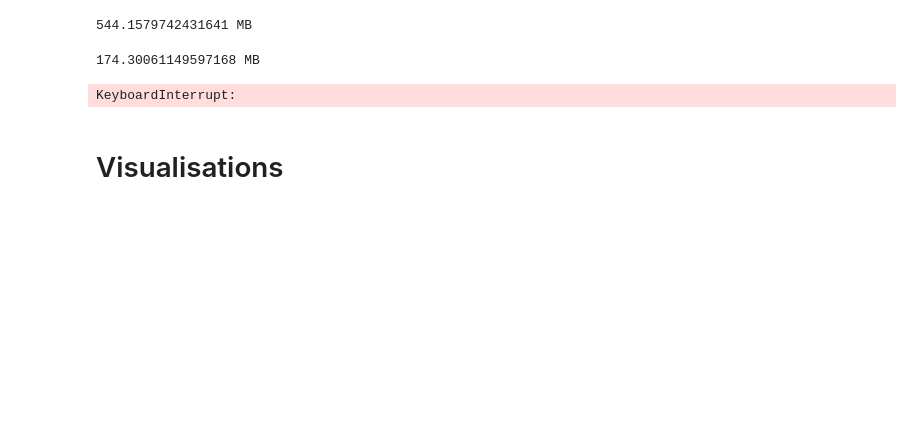
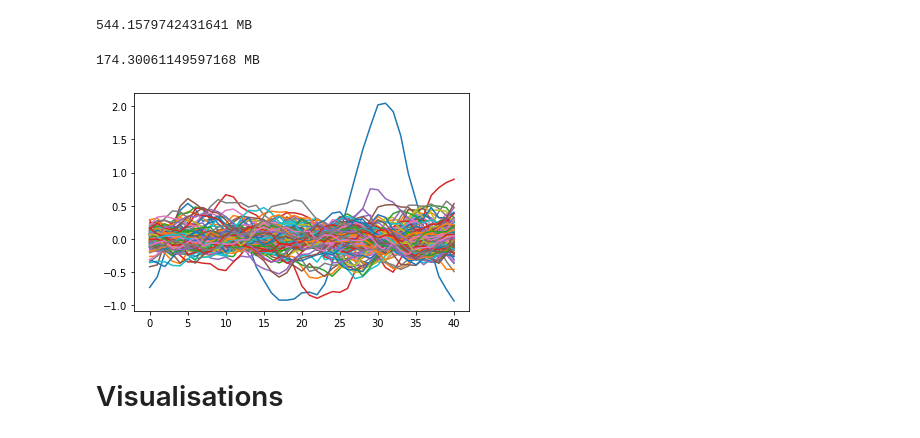
Before and after one commit to Spokhim/CMU_EMGSL, a Jupyter notebook: EMG_pipeline.ipynb, the cells around one changed output. Saved outputs shown, nothing was run; the diff lists cells and outputs as text; code cells hidden in the pictures; blank space fills up the shorter version.

```diff
--- a/EMG_pipeline.ipynb
+++ b/EMG_pipeline.ipynb
@@ -177,11 +215,13 @@ print(sys.getsizeof(source_activity_time)/8/1024/1024, 'MB')
 # print("Optimal dipole parameters (position, strengths):", optimal_dipoles)
 # %%
 # Best dipole in fwd
-best_index, best_weights, save_arr = best_dipole_infwd(fwd, muaps)
+# best_index, best_weights, save_arr = best_dipole_infwd(fwd, muaps)
 # Pos as obtained from:
 # pos[best_index[t],0], pos[best_index[t],1], pos[best_index[t],2]
-# %% [output]
-KeyboardInterrupt:
+# %%
+plt.plot(waveform.T);
+# %% [output]
+[figure, added]
 # %% [markdown]
 # Visualisations
 # %%
```
Also changed, not shown: parts of 15 cells of this notebook, 3 other files.
